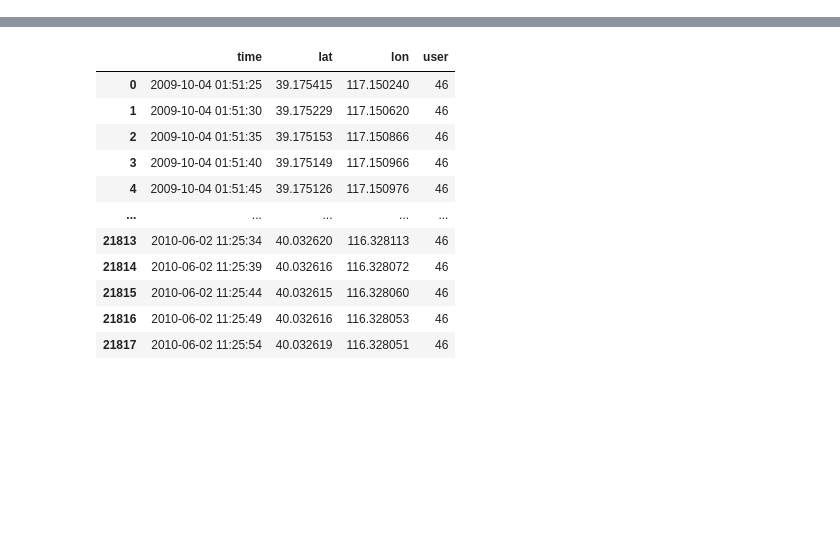
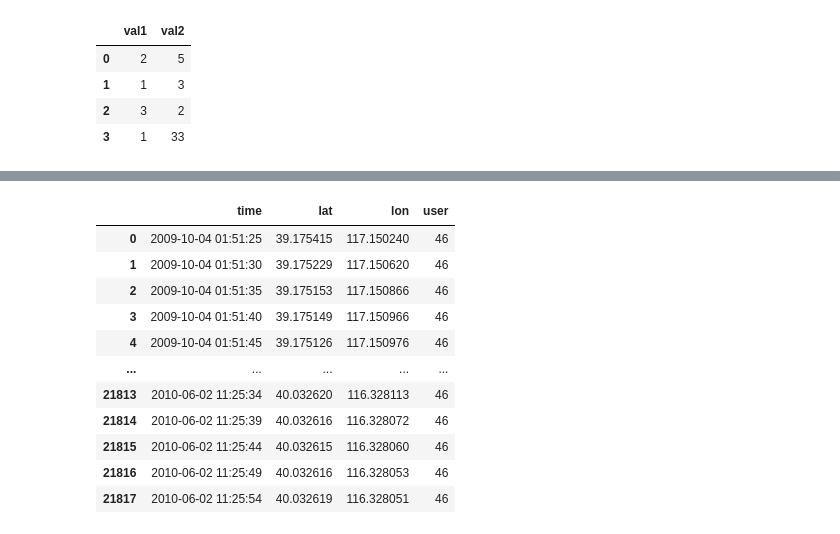
Before and after one commit to GabrielPila/skmob_mmc_mobility, a Jupyter notebook: notebooks/tmp_nb.ipynb, the cells around one changed output, grey strips where cells are left out. Drawn from its saved outputs; the diff is of its cells as text; code cells hidden in the pictures; blank space fills up the shorter version.

```diff
--- a/notebooks/tmp_nb.ipynb
+++ b/notebooks/tmp_nb.ipynb
@@ -0,0 +62,9 @@
+# %%
+df = pd.DataFrame({'val1':[2,1,3,1], 'val2':[5,3,2,33]})
+df
+# %% [output]
+|  | val1 | val2 |
+| 0 | 2 | 5 |
+| 1 | 1 | 3 |
+| 2 | 3 | 2 |
+| 3 | 1 | 33 |
```
Also changed, not shown: parts of 47 cells of this notebook, 1 other file.
